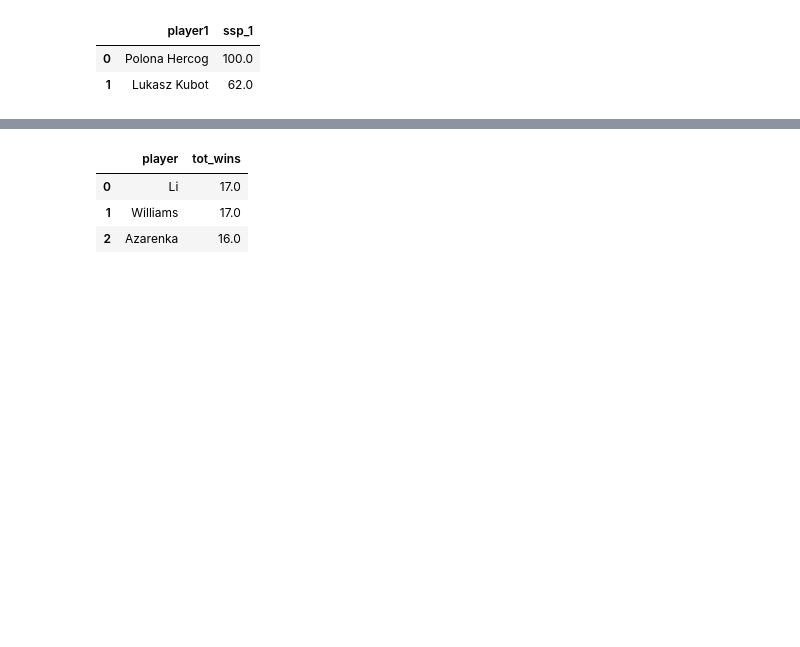
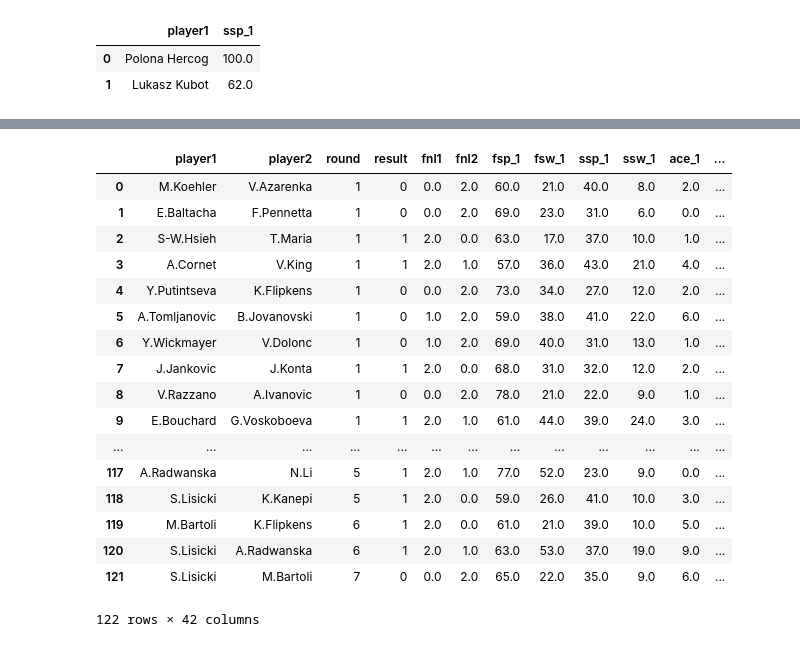
Before and after one commit to luketibbott/SQL, a Jupyter notebook: challenge-4.ipynb, the cells around one changed output, grey strips where cells are left out. Saved outputs shown, nothing was run; the diff lists cells and outputs as text; code cells hidden in the pictures; blank space fills up the shorter version.

```diff
--- a/challenge-4.ipynb
+++ b/challenge-4.ipynb
@@ -811,0 +815,2 @@ dbf_1, dbf_2
+# %%
+pd.set_option('display.max_columns', 100)
@@ -982,41 +1011,82 @@ pd.read_sql_query('''
                     SELECT RIGHT(wl.coalesce, CHAR_LENGTH(wl.coalesce) - POSITION('.' IN wl.coalesce)), wl.tot_wins
                     FROM wimb_ladies_wins wl),
 
-                    men_wins AS (SELECT RIGHT(am.coalesce, CHAR_LENGTH(am.coalesce) - POSITION(' ' IN am.coalesce)), am.tot_wins
+                    men_wins AS (SELECT
+                    RIGHT(am.coalesce, CHAR_LENGTH(am.coalesce) - POSITION(' ' IN am.coalesce)), am.tot_wins
                     FROM aus_men_wins am
                     UNION
-                    SELECT RIGHT(fm.coalesce, CHAR_LENGTH(fm.coalesce) - POSITION(' ' IN fm.coalesce)), fm.tot_wins
+                    SELECT
+                        RIGHT(fm.coalesce, CHAR_LENGTH(fm.coalesce) - POSITION(' ' IN fm.coalesce)), fm.tot_wins
                     FROM french_men_wins fm
                     UNION
-                    SELECT RIGHT(um.coalesce, CHAR_LENGTH(um.coalesce) - POSITION(' ' IN um.coalesce)), um.tot_wins
+                    SELECT
+                        RIGHT(um.coalesce, CHAR_LENGTH(um.coalesce) - POSITION(' ' IN um.coalesce)), um.tot_wins
                     FROM us_men_wins um
                     UNION
-                    SELECT RIGHT(wm.coalesce, CHAR_LENGTH(wm.coalesce) - POSITION('.' IN wm.coalesce)), wm.tot_wins
+                    SELECT
+                        RIGHT(wm.coalesce, CHAR_LENGTH(wm.coalesce) - POSITION('.' IN wm.coalesce)), wm.tot_wins
                     FROM wimb_men_wins wm),
 
                     top_women AS (SELECT lady_wins.right AS player, SUM(lady_wins.tot_wins) AS tot_wins
                     FROM lady_wins
                     GROUP BY 1
                     ORDER BY 2 DESC),
 
                     top_men AS (SELECT men_wins.right AS player, SUM(men_wins.tot_wins) AS tot_wins
                     FROM men_wins
                     GROUP BY 1
                     ORDER BY 2 DESC),
 
                     top_all AS (SELECT *
                     FROM top_men
                     UNION
                     SELECT *
-                    FROM top_women)
+                    FROM top_women),
 
-                    SELECT ta.player, ta.tot_wins
+                    top_3 AS (SELECT ta.player, ta.tot_wins
                     FROM top_all ta
                     ORDER BY 2 DESC
-                    LIMIT 3;
+                    LIMIT 3),
+
+                    stats AS (SELECT player1, player2, ufe_1, ufe_2, tpw_1, tpw_2
+                        FROM aus_ladies_2013
+                        UNION
+                        SELECT player1, player2, ufe_1, ufe_2, tpw_1, tpw_2
+                        FROM french_ladies_2013
+                        UNION
+                        SELECT player1, player2, ufe_1, ufe_2, tpw_1, tpw_2
+                        FROM us_ladies_2013
+                        UNION
+                        SELECT player1, player2, ufe_1, ufe_2, tpw_1, tpw_2
+                        FROM wimbledon_ladies_2013)
+
+                    SELECT *
+                        FROM wimbledon_ladies_2013
+
+                   /* SELECT *
+                    FROM stat1
+                    JOIN stat2
+                    JOIN top_3
+                    ON top_3.player = RIGHT()*/
+
+                    ;
                   ''', cnx)
 # %% [output]
-|  | player | tot_wins |
-| 0 | Li | 17.0 |
-| 1 | Williams | 17.0 |
-| 2 | Azarenka | 16.0 |
+|  | player1 | player2 | round | result | fnl1 | fnl2 | fsp_1 | fsw_1 | ssp_1 | ssw_1 | ace_1 | ... |
+| 0 | M.Koehler | V.Azarenka | 1 | 0 | 0.0 | 2.0 | 60.0 | 21.0 | 40.0 | 8.0 | 2.0 | ... |
+| 1 | E.Baltacha | F.Pennetta | 1 | 0 | 0.0 | 2.0 | 69.0 | 23.0 | 31.0 | 6.0 | 0.0 | ... |
+| 2 | S-W.Hsieh | T.Maria | 1 | 1 | 2.0 | 0.0 | 63.0 | 17.0 | 37.0 | 10.0 | 1.0 | ... |
+| 3 | A.Cornet | V.King | 1 | 1 | 2.0 | 1.0 | 57.0 | 36.0 | 43.0 | 21.0 | 4.0 | ... |
+| 4 | Y.Putintseva | K.Flipkens | 1 | 0 | 0.0 | 2.0 | 73.0 | 34.0 | 27.0 | 12.0 | 2.0 | ... |
+| 5 | A.Tomljanovic | B.Jovanovski | 1 | 0 | 1.0 | 2.0 | 59.0 | 38.0 | 41.0 | 22.0 | 6.0 | ... |
+| 6 | Y.Wickmayer | V.Dolonc | 1 | 0 | 1.0 | 2.0 | 69.0 | 40.0 | 31.0 | 13.0 | 1.0 | ... |
+| 7 | J.Jankovic | J.Konta | 1 | 1 | 2.0 | 0.0 | 68.0 | 31.0 | 32.0 | 12.0 | 2.0 | ... |
+| 8 | V.Razzano | A.Ivanovic | 1 | 0 | 0.0 | 2.0 | 78.0 | 21.0 | 22.0 | 9.0 | 1.0 | ... |
+| 9 | E.Bouchard | G.Voskoboeva | 1 | 1 | 2.0 | 1.0 | 61.0 | 44.0 | 39.0 | 24.0 | 3.0 | ... |
+| ... | ... | ... | ... | ... | ... | ... | ... | ... | ... | ... | ... | ... |
+| 117 | A.Radwanska | N.Li | 5 | 1 | 2.0 | 1.0 | 77.0 | 52.0 | 23.0 | 9.0 | 0.0 | ... |
+| 118 | S.Lisicki | K.Kanepi | 5 | 1 | 2.0 | 0.0 | 59.0 | 26.0 | 41.0 | 10.0 | 3.0 | ... |
+| 119 | M.Bartoli | K.Flipkens | 6 | 1 | 2.0 | 0.0 | 61.0 | 21.0 | 39.0 | 10.0 | 5.0 | ... |
+| 120 | S.Lisicki | A.Radwanska | 6 | 1 | 2.0 | 1.0 | 63.0 | 53.0 | 37.0 | 19.0 | 9.0 | ... |
+| 121 | S.Lisicki | M.Bartoli | 7 | 0 | 0.0 | 2.0 | 65.0 | 22.0 | 35.0 | 9.0 | 6.0 | ... |
+122 rows × 42 columns
```
Also changed, not shown: parts of 7 cells of this notebook.
